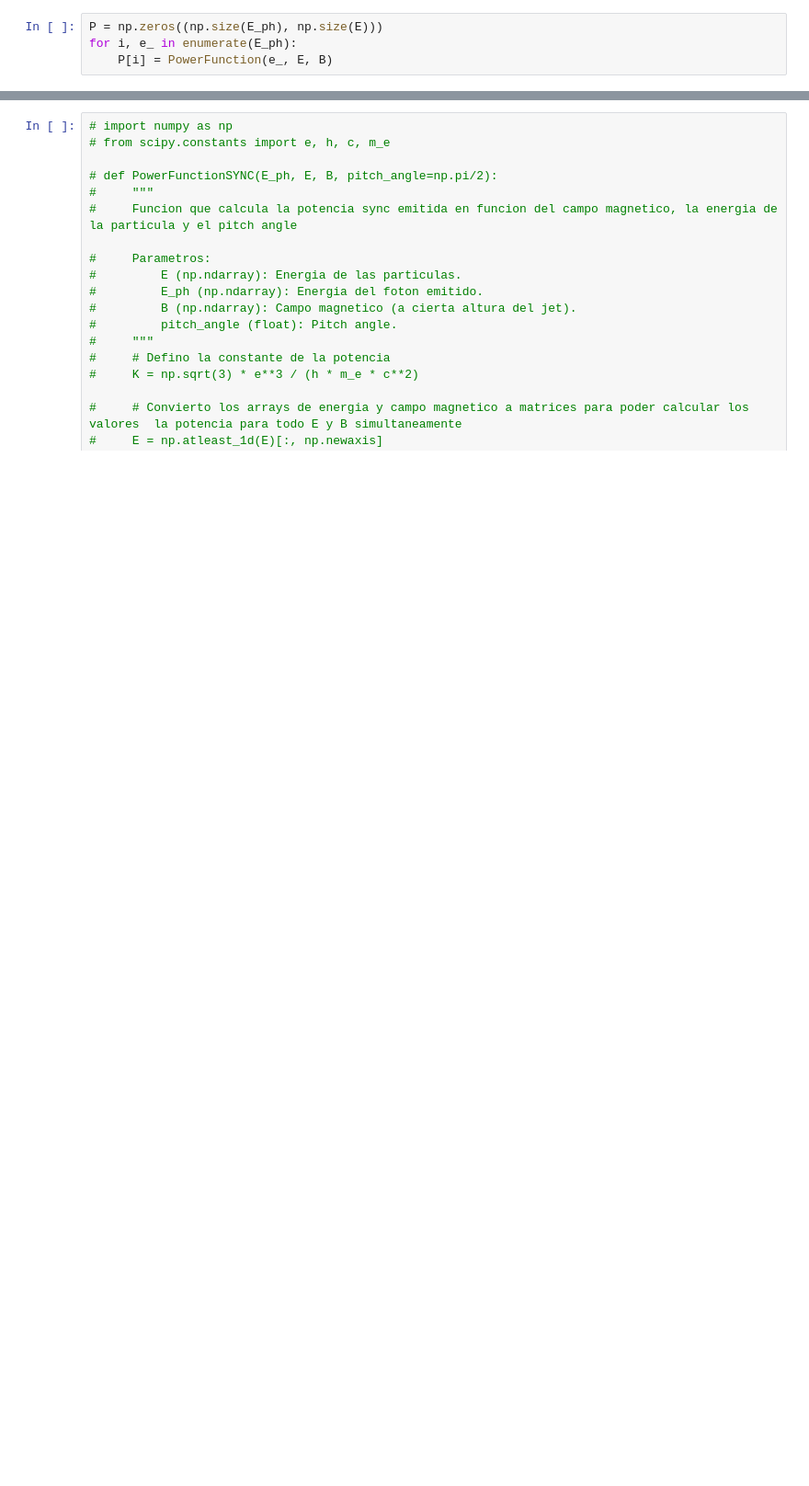
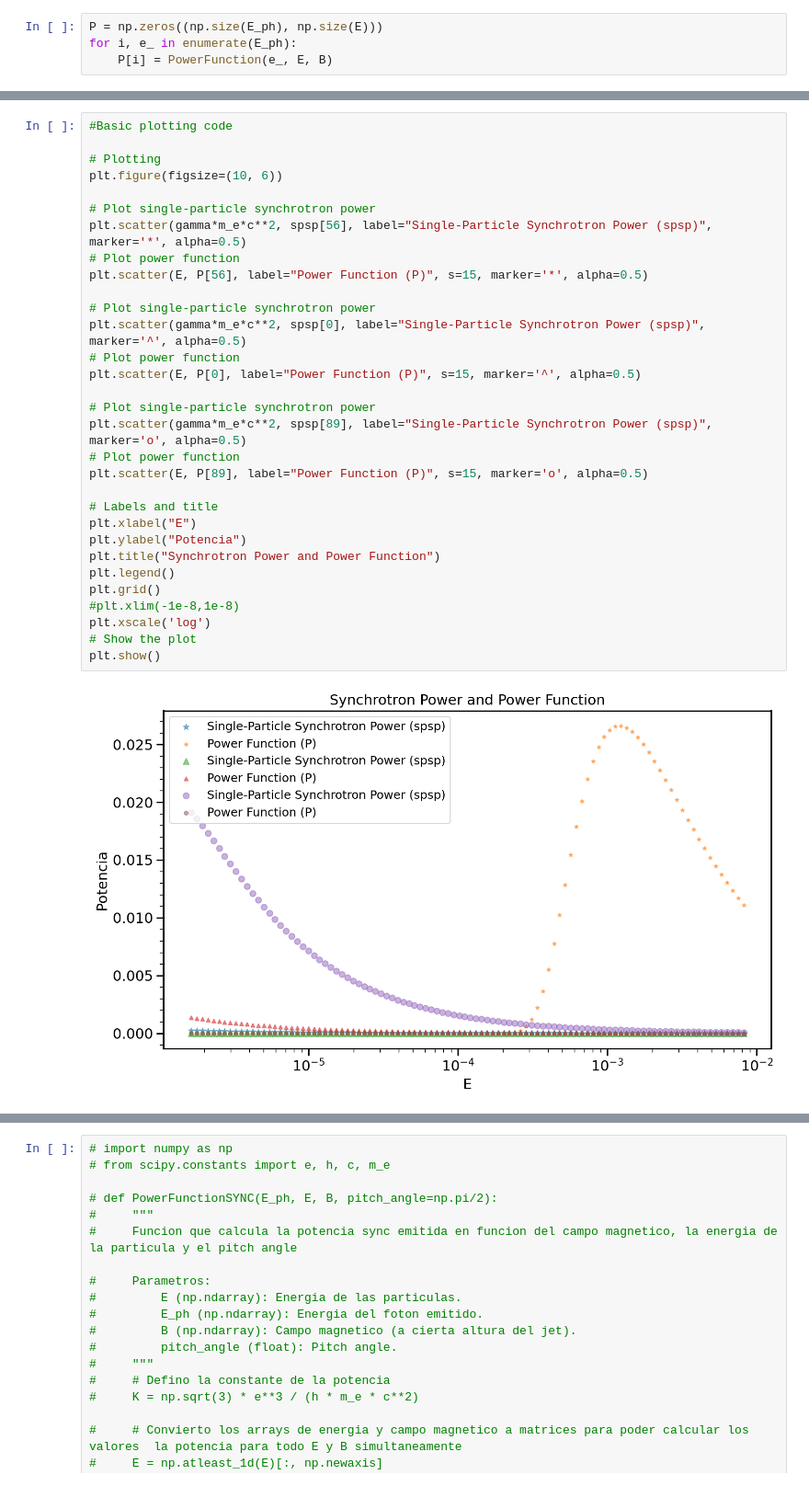
Before and after one commit to santimda/ExtendedJet, a Jupyter notebook: emisividad1.ipynb, the cells around one changed output, grey strips where cells are left out. Shown at 92% size. Drawn from its saved outputs; the diff is of its cells as text; blank space fills up the shorter version.

```diff
--- a/emisividad1.ipynb
+++ b/emisividad1.ipynb
@@ -62,0 +131,33 @@ array([[0., 0., 0., ..., 0., 0., 0.],
+# %%
+#Basic plotting code
+
+# Plotting
+plt.figure(figsize=(10, 6))
+
+# Plot single-particle synchrotron power
+plt.scatter(gamma*m_e*c**2, spsp[56], label="Single-Particle Synchrotron Power (spsp)", marker='*', alpha=0.5)
+# Plot power function
+plt.scatter(E, P[56], label="Power Function (P)", s=15, marker='*', alpha=0.5)
+
+# Plot single-particle synchrotron power
+plt.scatter(gamma*m_e*c**2, spsp[0], label="Single-Particle Synchrotron Power (spsp)", marker='^', alpha=0.5)
+# Plot power function
+plt.scatter(E, P[0], label="Power Function (P)", s=15, marker='^', alpha=0.5)
+
+# Plot single-particle synchrotron power
+plt.scatter(gamma*m_e*c**2, spsp[89], label="Single-Particle Synchrotron Power (spsp)", marker='o', alpha=0.5)
+# Plot power function
+plt.scatter(E, P[89], label="Power Function (P)", s=15, marker='o', alpha=0.5)
+
+# Labels and title
+plt.xlabel("E")
+plt.ylabel("Potencia")
+plt.title("Synchrotron Power and Power Function")
+plt.legend()
+plt.grid()
+#plt.xlim(-1e-8,1e-8)
+plt.xscale('log')
+# Show the plot
+plt.show()
+# %% [output]
+[figure, added]
```
Also changed, not shown: parts of 18 cells of this notebook.
